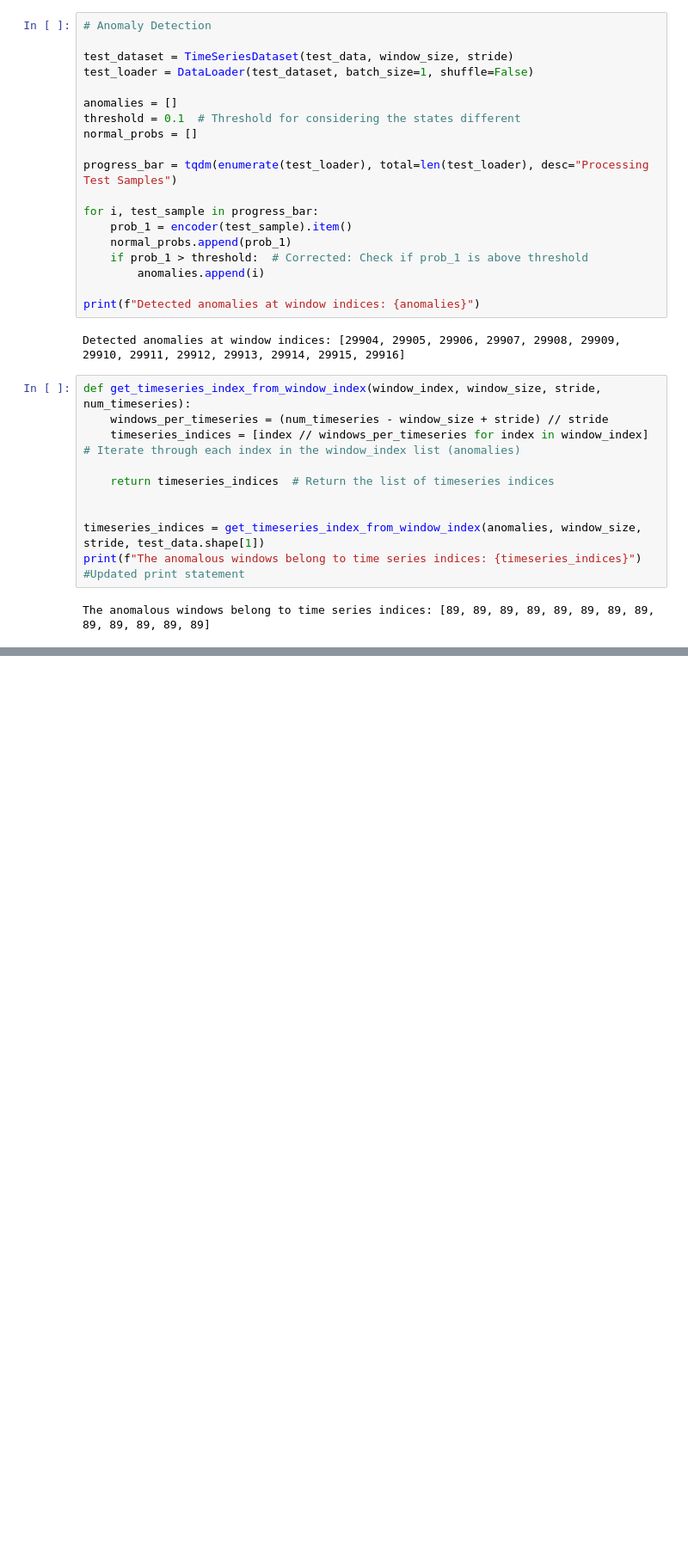
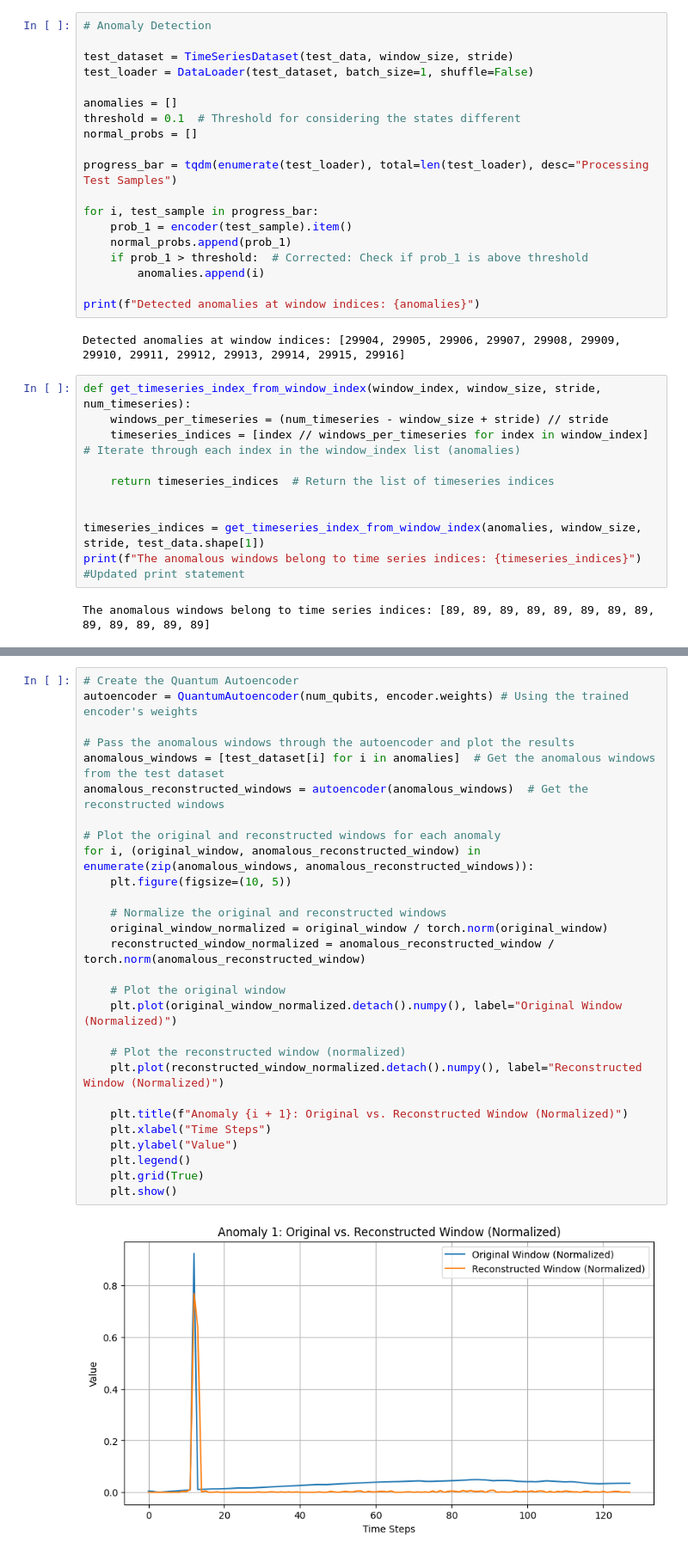
Before and after one commit to filippoalbani/quantum_autoencoders, a Jupyter notebook: Quantum_Autoencoder_for_Time_Series_Anomaly_Detection.ipynb, the cells around one changed output, grey strips where cells are left out. Shown at 86% size. Cells and saved outputs as stored; diff of their text form; blank space fills up the shorter version.

```diff
--- a/Quantum_Autoencoder_for_Time_Series_Anomaly_Detection.ipynb
+++ b/Quantum_Autoencoder_for_Time_Series_Anomaly_Detection.ipynb
@@ -351,0 +417,30 @@ plt.show()
+# %%
+# Create the Quantum Autoencoder
+autoencoder = QuantumAutoencoder(num_qubits, encoder.weights) # Using the trained encoder's weights
+
+# Pass the anomalous windows through the autoencoder and plot the results
+anomalous_windows = [test_dataset[i] for i in anomalies]  # Get the anomalous windows from the test dataset
+anomalous_reconstructed_windows = autoencoder(anomalous_windows)  # Get the reconstructed windows
+
+# Plot the original and reconstructed windows for each anomaly
+for i, (original_window, anomalous_reconstructed_window) in enumerate(zip(anomalous_windows, anomalous_reconstructed_windows)):
+    plt.figure(figsize=(10, 5))
+
+    # Normalize the original and reconstructed windows
+    original_window_normalized = original_window / torch.norm(original_window)
+    reconstructed_window_normalized = anomalous_reconstructed_window / torch.norm(anomalous_reconstructed_window)
+
+    # Plot the original window
+    plt.plot(original_window_normalized.detach().numpy(), label="Original Window (Normalized)")
+
+    # Plot the reconstructed window (normalized)
+    plt.plot(reconstructed_window_normalized.detach().numpy(), label="Reconstructed Window (Normalized)")
+
+    plt.title(f"Anomaly {i + 1}: Original vs. Reconstructed Window (Normalized)")
+    plt.xlabel("Time Steps")
+    plt.ylabel("Value")
+    plt.legend()
+    plt.grid(True)
+    plt.show()
+# %% [output]
+[figure, added]
```
Also changed, not shown: parts of 13 cells of this notebook.
